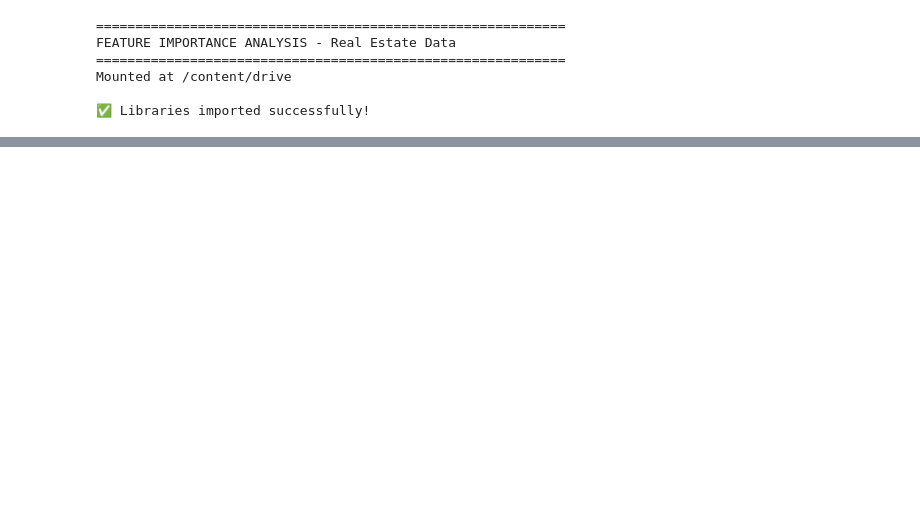
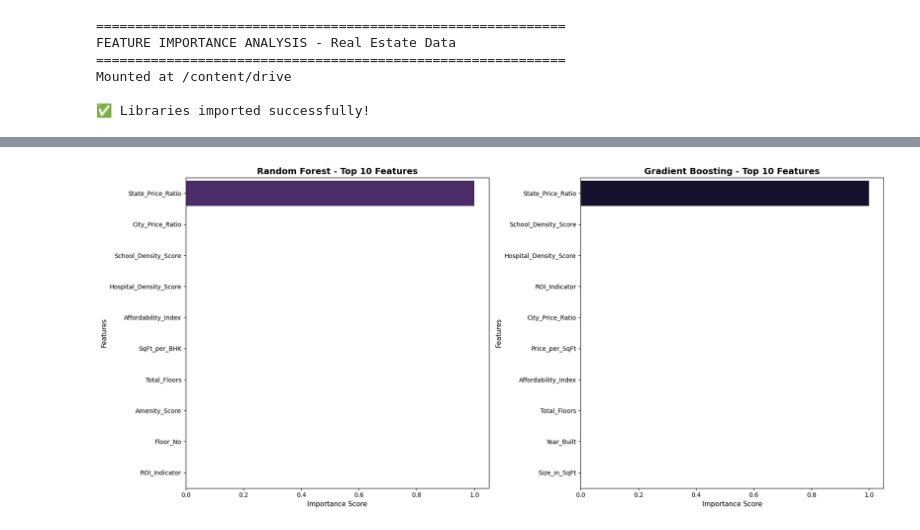
Before and after one commit to 3srava0/assignment-3, a Jupyter notebook: 03_Feature_Importance_Analysis.ipynb, the cells around one changed output, grey strips where cells are left out. Cells and saved outputs as stored; diff of their text form; code cells hidden in the pictures; blank space fills up the shorter version.

```diff
--- a/03_Feature_Importance_Analysis.ipynb
+++ b/03_Feature_Importance_Analysis.ipynb
@@ -49,0 +213,22 @@ First few rows:
+# %%
+# Compare Feature Importance - Both Models
+fig, axes = plt.subplots(1, 2, figsize=(18, 8))
+
+# Random Forest
+sns.barplot(x='Importance', y='Feature', data=rf_importance.head(10),
+            palette='viridis', ax=axes[0])
+axes[0].set_title('Random Forest - Top 10 Features', fontsize=14, fontweight='bold')
+axes[0].set_xlabel('Importance Score', fontsize=11)
+axes[0].set_ylabel('Features', fontsize=11)
+
+# Gradient Boosting
+sns.barplot(x='Importance', y='Feature', data=gb_importance.head(10),
+            palette='magma', ax=axes[1])
+axes[1].set_title('Gradient Boosting - Top 10 Features', fontsize=14, fontweight='bold')
+axes[1].set_xlabel('Importance Score', fontsize=11)
+axes[1].set_ylabel('Features', fontsize=11)
+
+plt.tight_layout()
+plt.show()
+# %% [output]
+[figure, added]
```
Also changed, not shown: parts of 9 cells of this notebook.
